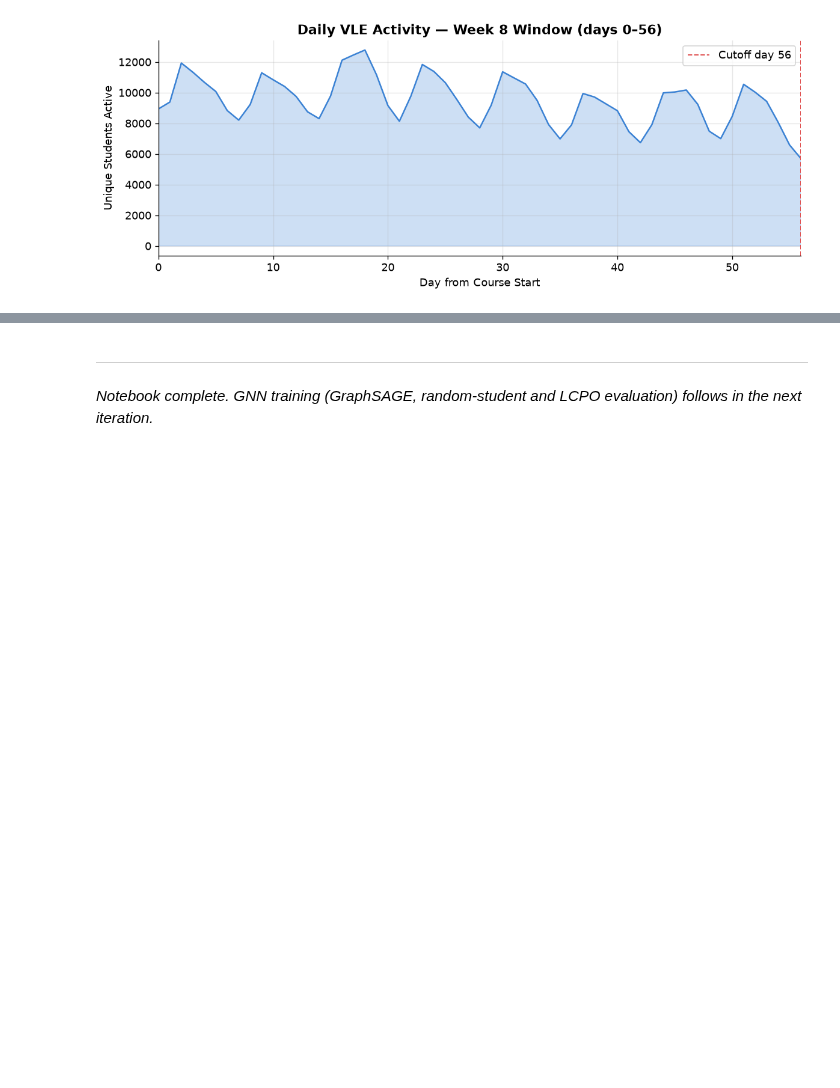
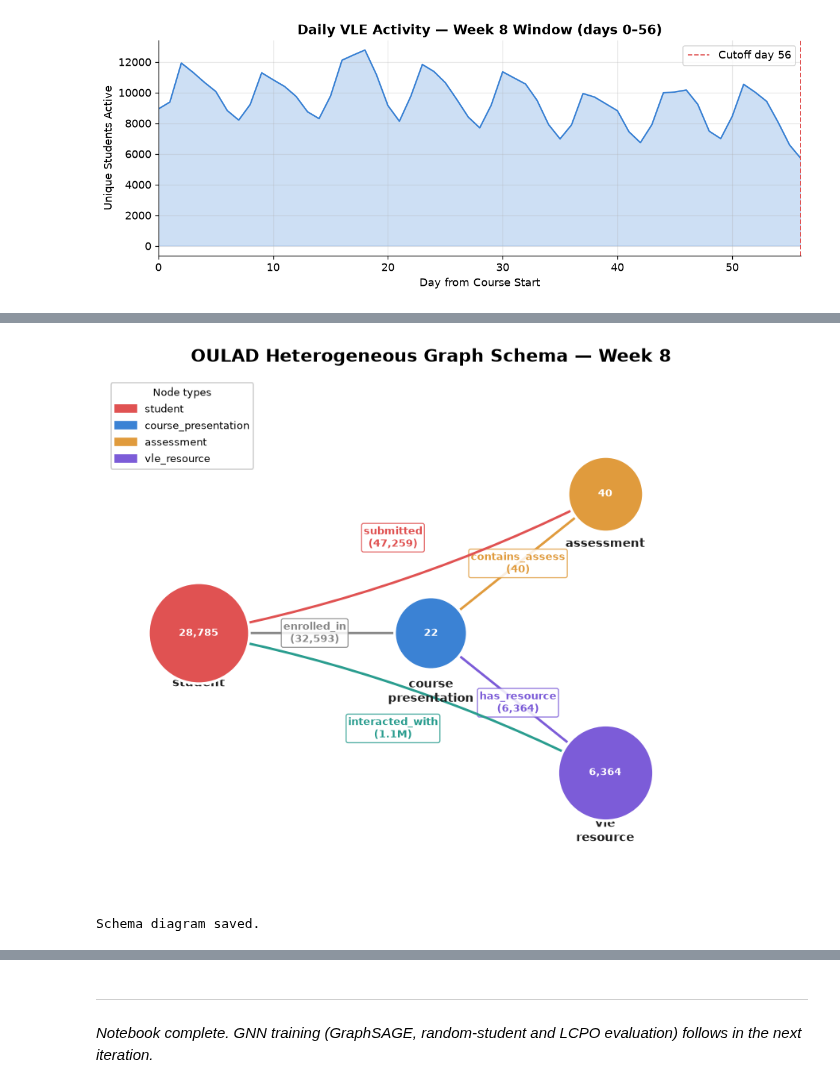
Before and after one commit to reyquiroz/OULAD_CourseAware, a Jupyter notebook: notebooks/OULAD_Graph_Analysis_Final.ipynb, the cells around one changed output, grey strips where cells are left out. Drawn from its saved outputs; the diff is of its cells as text; code cells hidden in the pictures; blank space fills up the shorter version.

```diff
--- a/notebooks/OULAD_Graph_Analysis_Final.ipynb
+++ b/notebooks/OULAD_Graph_Analysis_Final.ipynb
@@ -593,0 +605,78 @@ plt.show()
+# %%
+import networkx as nx
+import matplotlib.pyplot as plt
+import matplotlib.patches as mpatches
+import numpy as np
+
+node_meta = {
+    'student':             {'count': len(nodes['student']),             'color': ATRISK},
+    'course_presentation': {'count': len(nodes['course_presentation']), 'color': ACCENT},
+    'assessment':          {'count': len(nodes['assessment']),          'color': '#e09b3d'},
+    'vle_resource':        {'count': len(nodes['vle_resource']),        'color': '#7c5cd8'},
+}
+edge_meta = [
+    ('student',             'course_presentation', 'enrolled_in',     len(edges['enrolled_in'])),
+    ('course_presentation', 'assessment',          'contains_assess', len(edges['contains_assess'])),
+    ('course_presentation', 'vle_resource',        'has_resource',    len(edges['has_resource'])),
+    ('student',             'assessment',          'submitted',       len(edges['submitted'])),
+    ('student',             'vle_resource',        'interacted_with', len(edges['interacted_with'])),
+]
+pos = {
+    'student':             np.array([0.0,  0.0]),
+    'course_presentation': np.array([2.0,  0.0]),
+    'assessment':          np.array([3.5,  1.2]),
+    'vle_resource':        np.array([3.5, -1.2]),
+}
+edge_colors = {
+    'enrolled_in': '#888', 'contains_assess': '#e09b3d',
+    'has_resource': '#7c5cd8', 'submitted': ATRISK, 'interacted_with': '#2a9d8f',
+}
+edge_offsets = {
+    'enrolled_in': 0.0, 'contains_assess': 0.0,
+    'has_resource': 0.0, 'submitted': 0.18, 'interacted_with': -0.18,
+}
+
+fig, ax = plt.subplots(figsize=(11, 6))
+ax.set_aspect('equal'); ax.axis('off')
+
+for src, dst, etype, count in edge_meta:
+    p0, p1 = pos[src], pos[dst]
+    off = edge_offsets[etype]
+    mid = (p0 + p1) / 2
+    perp = np.array([-(p1-p0)[1], (p1-p0)[0]])
+    perp = perp / np.linalg.norm(perp) * off if np.linalg.norm(perp) > 0 else perp
+    ax.annotate('', xy=p1, xytext=p0,
+                arrowprops=dict(arrowstyle='->', color=edge_colors[etype],
+                                lw=1.8, connectionstyle=f'arc3,rad={off*0.4}'))
+    lpos = mid + perp * 1.3
+    short = f'{count/1e6:.1f}M' if count > 1e6 else f'{count:,}'
+    ax.text(lpos[0], lpos[1], f'{etype}\n({short})',
+            ha='center', va='center', fontsize=7.5,
+            color=edge_colors[etype], fontweight='bold',
+            bbox=dict(boxstyle='round,pad=0.2', fc='white',
+                      ec=edge_colors[etype], alpha=0.85, lw=0.8))
+
+for ntype, meta in node_meta.items():
+    p = pos[ntype]
+    size = 1800 + np.log10(max(meta['count'], 1)) * 900
+    ax.scatter(*p, s=size, c=meta['color'], zorder=5, edgecolors='white', linewidths=2)
+    ax.text(p[0], p[1], f'{meta["count"]:,}',
+            ha='center', va='center', fontsize=8, color='white', fontweight='bold', zorder=6)
+    ax.text(p[0], p[1] - 0.38, ntype.replace('_', '\n'),
+            ha='center', va='top', fontsize=9, color='#222', fontweight='bold')
+
+ax.set_xlim(-0.8, 4.8); ax.set_ylim(-2.2, 2.2)
+ax.set_title('OULAD Heterogeneous Graph Schema — Week 8',
+             fontsize=13, fontweight='bold', pad=12)
+legend_patches = [mpatches.Patch(color=m['color'], label=n)
+                  for n, m in node_meta.items()]
+ax.legend(handles=legend_patches, loc='upper left', fontsize=8,
+          title='Node types', title_fontsize=8, framealpha=0.9)
+plt.tight_layout()
+plt.savefig(PROJECT_ROOT / 'results/graph/artifacts/viz_net_schema.png',
+            bbox_inches='tight', dpi=150)
+plt.show()
+print('Schema diagram saved.')
+# %% [output]
+[figure, added]
+Schema diagram saved.
```
Also changed, not shown: parts of 10 cells of this notebook, 4 other files.
